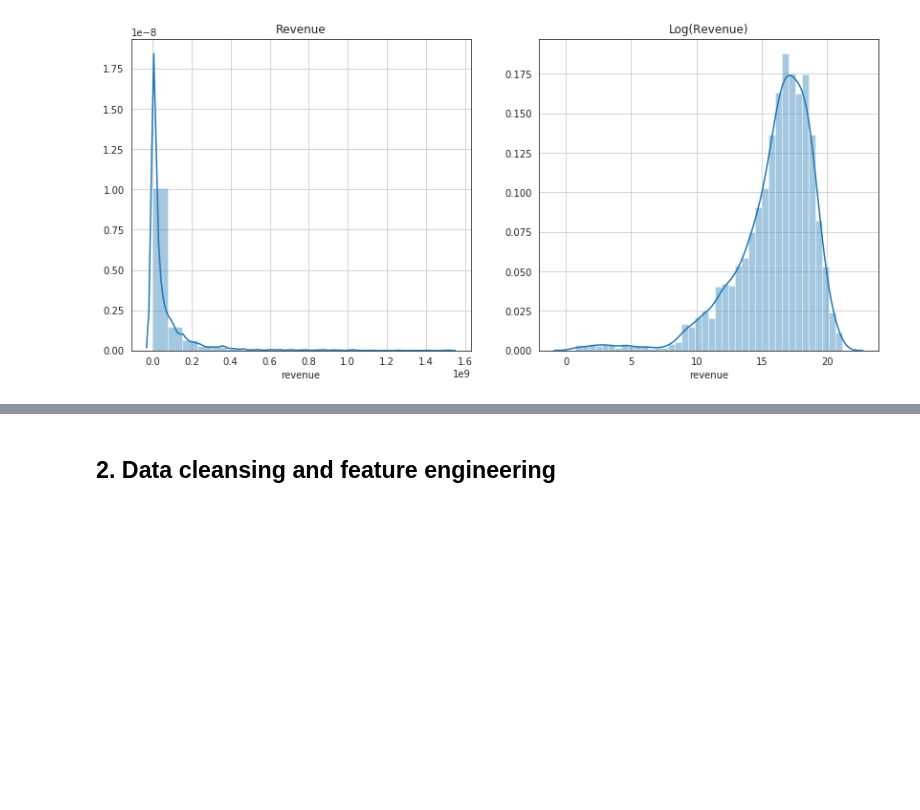
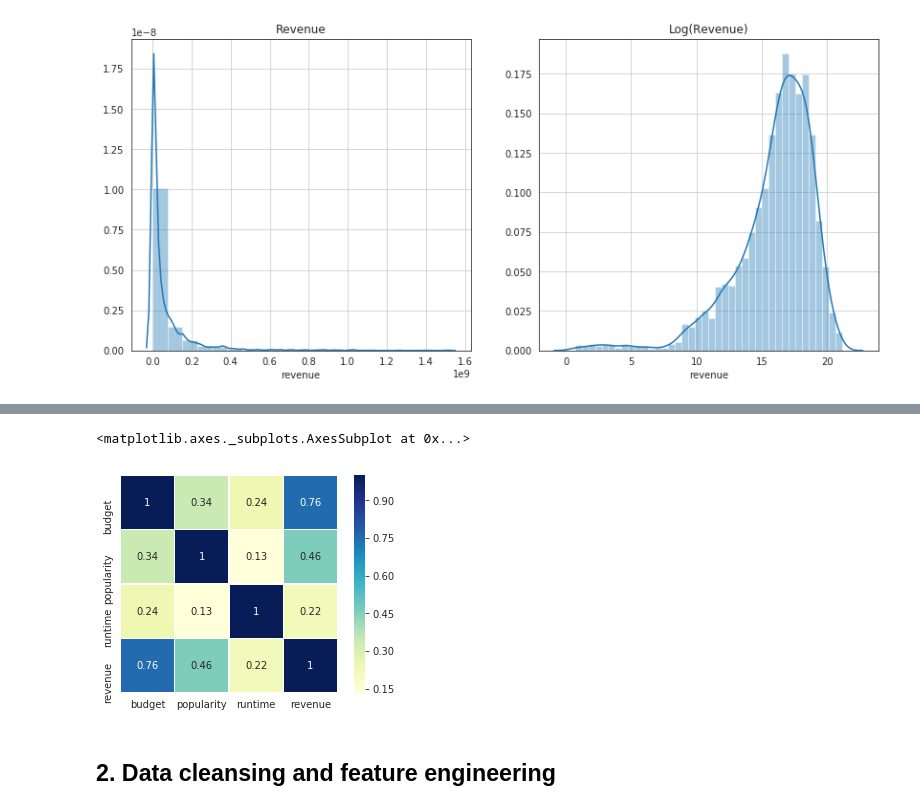
Before and after one commit to daniel-tejeda/machine-learning, a Jupyter notebook: projects/capstone/predict_movie_revenue.ipynb, the cells around one changed output, grey strips where cells are left out. Cells and saved outputs as stored; diff of their text form; code cells hidden in the pictures; blank space fills up the shorter version.

```diff
--- a/projects/capstone/predict_movie_revenue.ipynb
+++ b/projects/capstone/predict_movie_revenue.ipynb
@@ -154,3 +172,9 @@ pd.plotting.scatter_matrix(quant_data, alpha = 0.3, figsize = (16,10));
+# %%
+
+sb.heatmap(quant_data.corr(), annot=True, square=True, linewidths=.5, cmap="YlGnBu")
+# %% [output]
+<matplotlib.axes._subplots.AxesSubplot at 0x...>
+[figure, added]
 # %% [markdown]
 ## 2. Data cleansing and feature engineering
 # %%
```
Also changed, not shown: parts of 43 cells of this notebook, 18 other files.
